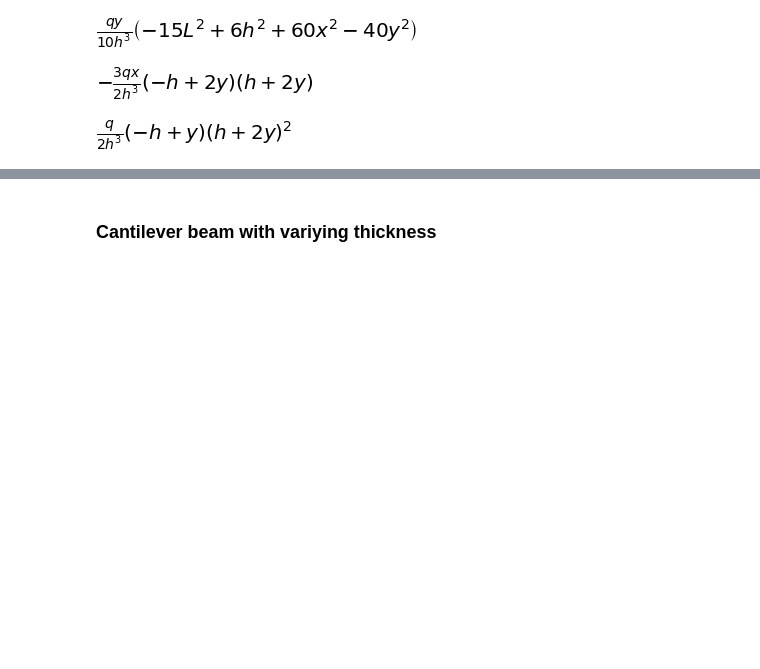
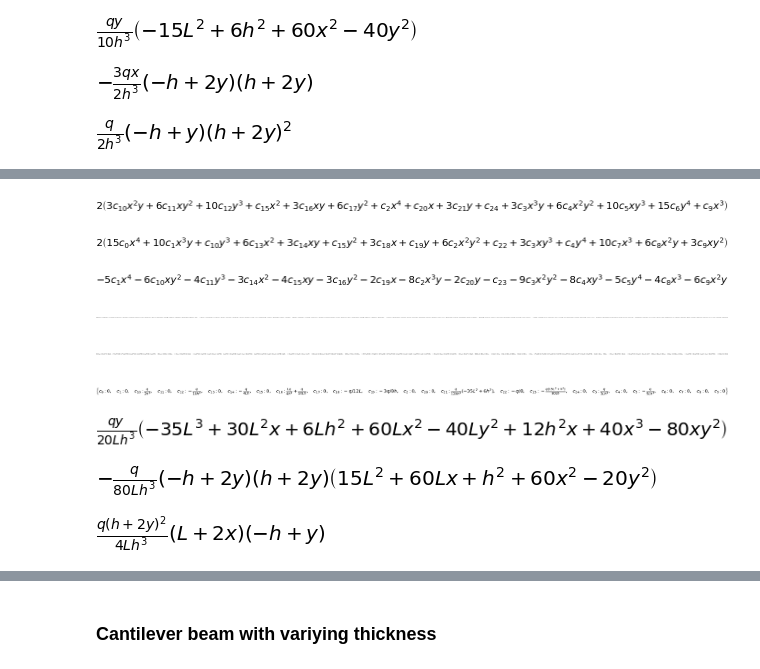
Before and after one commit to nicoguaro/notebooks_examples, a Jupyter notebook: Airy stress functions.ipynb, the cells around one changed output, grey strips where cells are left out. Drawn from its saved outputs; the diff is of its cells as text; code cells hidden in the pictures; blank space fills up the shorter version.

```diff
--- a/Airy stress functions.ipynb
+++ b/Airy stress functions.ipynb
@@ -367,0 +378,25 @@ plot_contours(x_vec, y_vec, s22_vec);
+# %%
+s11, s22, s12 = airy_stress(phi, x, y)
+display(s11, s22, s12)
+# %% [output]
+[figure, added]
+[figure, added]
+[figure, added]
+# %%
+conds = [s22.subs(y, h/2) + (x + L/2)*q/L,
+         s12.subs(y, h/2),
+         s22.subs(y, -h/2),
+         s12.subs(y, -h/2),
+         integrate(s11.subs(x, L/2), (y,-h/2, h/2)),
+         integrate(s12.subs(x, L/2), (y,-h/2, h/2)) - q*L/2,
+         integrate(y*s11.subs(x, L/2), (y,-h/2, h/2)),
+         diff(phi, x, 4) + diff(phi, y, 4) + 2*diff(phi, x, 2, y, 2)]
+conds
+# %% [output]
+[figure, added]
+# %%
+eqlist = conds2eqs(conds)
+
+eqlist
+# %% [output]
+[figure, added]
@@ -367,0 +405,16 @@ plot_contours(x_vec, y_vec, s22_vec);
+# %%
+sol
+# %% [output]
+[figure, added]
+# %%
+factor(s11.subs(sol))
+# %% [output]
+[figure, added]
+# %%
+factor(s12.subs(sol))
+# %% [output]
+[figure, added]
+# %%
+factor(s22.subs(sol))
+# %% [output]
+[figure, added]
```
Also changed, not shown: parts of 22 cells of this notebook, 11 other files.
